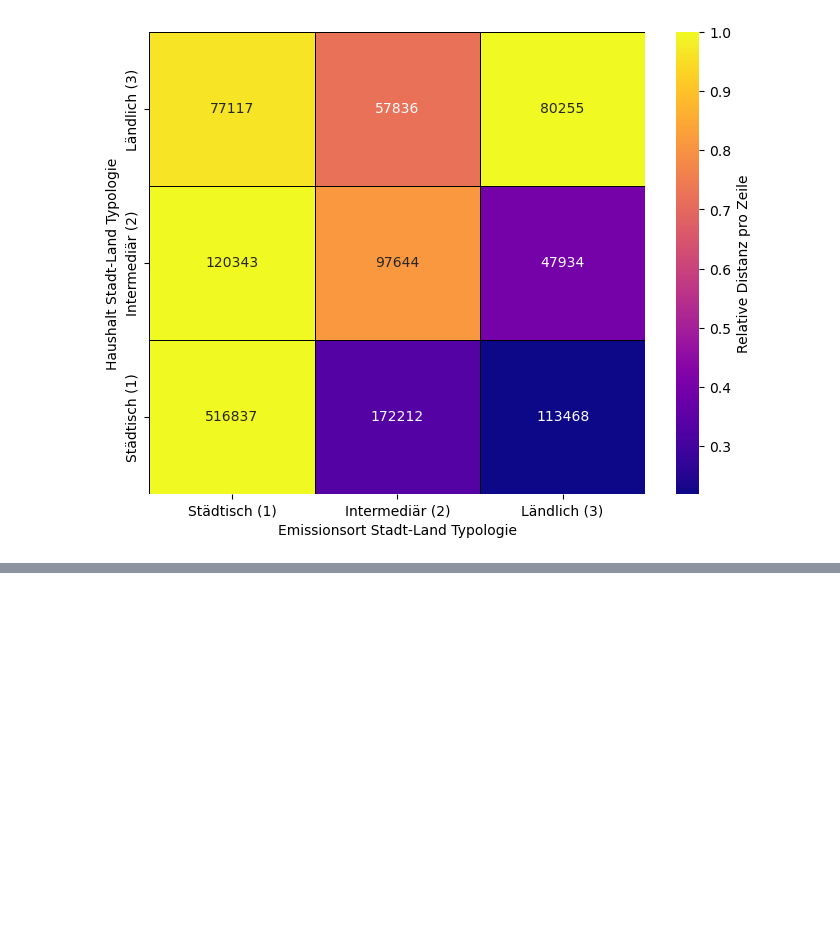
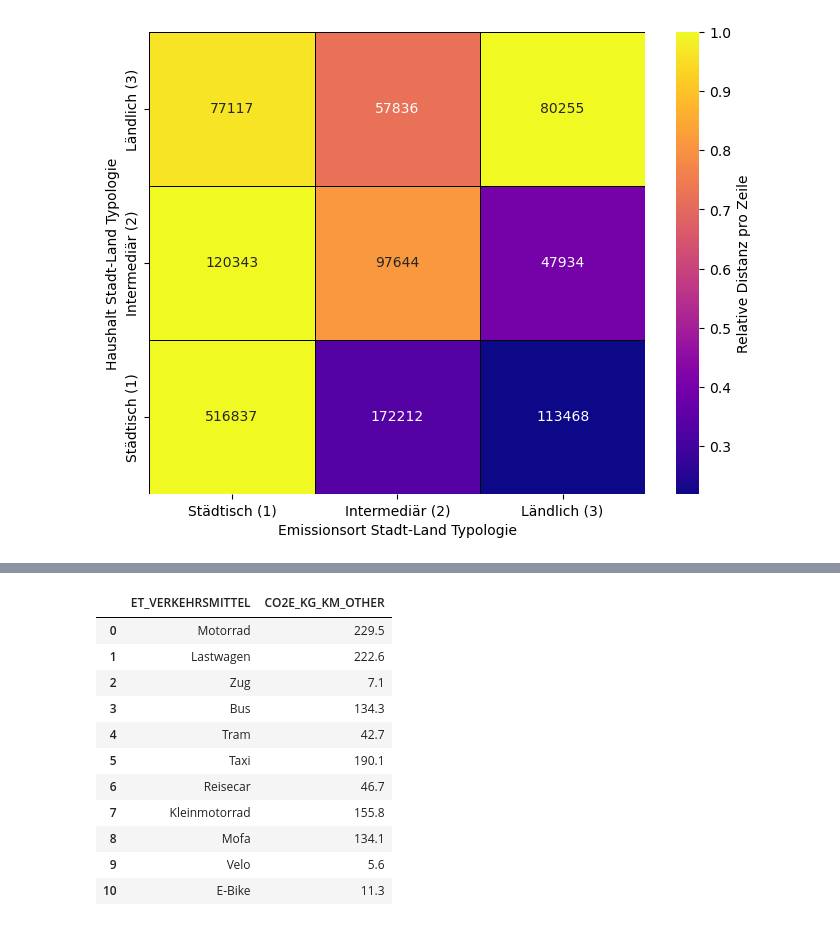
Before and after one commit to LeonidWouters/ANM, a Jupyter notebook: Wege_CO2_Berechnungen.ipynb, the cells around one changed output, grey strips where cells are left out. Saved outputs shown, nothing was run; the diff lists cells and outputs as text; code cells hidden in the pictures; blank space fills up the shorter version.

```diff
--- a/Wege_CO2_Berechnungen.ipynb
+++ b/Wege_CO2_Berechnungen.ipynb
@@ -550,0 +613,37 @@ Text(70.72222222222221, 0.5, 'Haushalt Stadt-Land Typologie')
+# %%
+co2e_values_other = pd.DataFrame({'ET_VERKEHRSMITTEL': ['Motorrad',
+                                                        'Lastwagen',
+                                                        'Zug',
+                                                        'Bus',
+                                                        'Tram',
+                                                        'Taxi',
+                                                        'Reisecar',
+                                                        'Kleinmotorrad',
+                                                        'Mofa',
+                                                        'Velo',
+                                                        'E-Bike',],
+                                'CO2E_KG_KM_OTHER': [229.5,
+                                               222.6,
+                                               7.1,
+                                               134.3,
+                                               42.7,
+                                               190.1,
+                                               46.7,
+                                               155.8,
+                                               134.1,
+                                               5.6,
+                                               11.3]})
+co2e_values_other
+# %% [output]
+|  | ET_VERKEHRSMITTEL | CO2E_KG_KM_OTHER |
+| 0 | Motorrad | 229.5 |
+| 1 | Lastwagen | 222.6 |
+| 2 | Zug | 7.1 |
+| 3 | Bus | 134.3 |
+| 4 | Tram | 42.7 |
+| 5 | Taxi | 190.1 |
+| 6 | Reisecar | 46.7 |
+| 7 | Kleinmotorrad | 155.8 |
+| 8 | Mofa | 134.1 |
+| 9 | Velo | 5.6 |
+| 10 | E-Bike | 11.3 |
```
Also changed, not shown: parts of 13 cells of this notebook.
